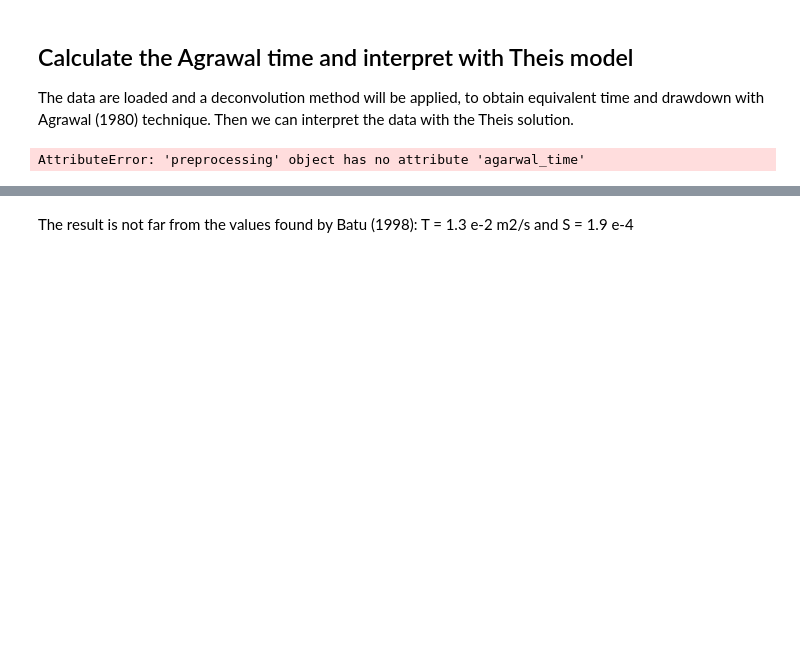
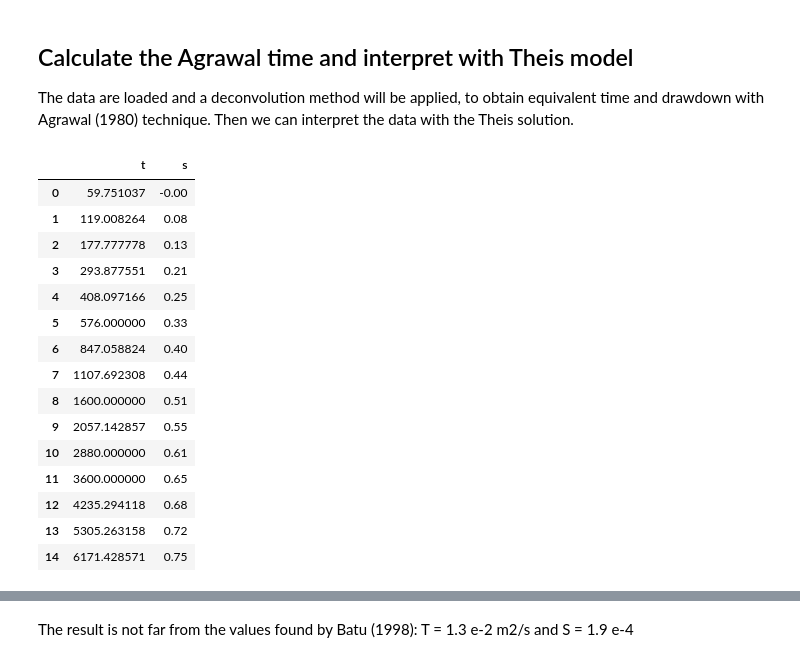
Before and after one commit to UniNE-CHYN/openhytest, a Jupyter notebook: notebooks/Demo_Agarwal_time.ipynb, the cells around one changed output, grey strips where cells are left out. Saved outputs shown, nothing was run; the diff lists cells and outputs as text; code cells hidden in the pictures; blank space fills up the shorter version.

```diff
--- a/notebooks/Demo_Agarwal_time.ipynb
+++ b/notebooks/Demo_Agarwal_time.ipynb
@@ -36,10 +36,27 @@ d=60               # distance to pumping well
 ## Calculate the Agrawal time and interpret with Theis model
 
 The data are loaded and a deconvolution method will be applied, to obtain equivalent time and drawdown with Agrawal (1980) technique. Then we can interpret the data with the Theis solution.
-# %%
-test.agarwal_time(df=data, Qmat=tp)
-# %% [output]
-AttributeError: 'preprocessing' object has no attribute 'agarwal_time'
+# %%
+data_corrected = test.agarwal(df=data, Qmat=tp)
+data_corrected.s = -data_corrected.s
+data_corrected
+# %% [output]
+|  | t | s |
+| 0 | 59.751037 | -0.00 |
+| 1 | 119.008264 | 0.08 |
+| 2 | 177.777778 | 0.13 |
+| 3 | 293.877551 | 0.21 |
+| 4 | 408.097166 | 0.25 |
+| 5 | 576.000000 | 0.33 |
+| 6 | 847.058824 | 0.40 |
+| 7 | 1107.692308 | 0.44 |
+| 8 | 1600.000000 | 0.51 |
+| 9 | 2057.142857 | 0.55 |
+| 10 | 2880.000000 | 0.61 |
+| 11 | 3600.000000 | 0.65 |
+| 12 | 4235.294118 | 0.68 |
+| 13 | 5305.263158 | 0.72 |
+| 14 | 6171.428571 | 0.75 |
 # %%
 theis_model=ht.Theis(r=d, Q=qp, df=test.agarwal)
 theis_model.guess_params()
```
Also changed, not shown: parts of 5 cells of this notebook, 6 other files.
